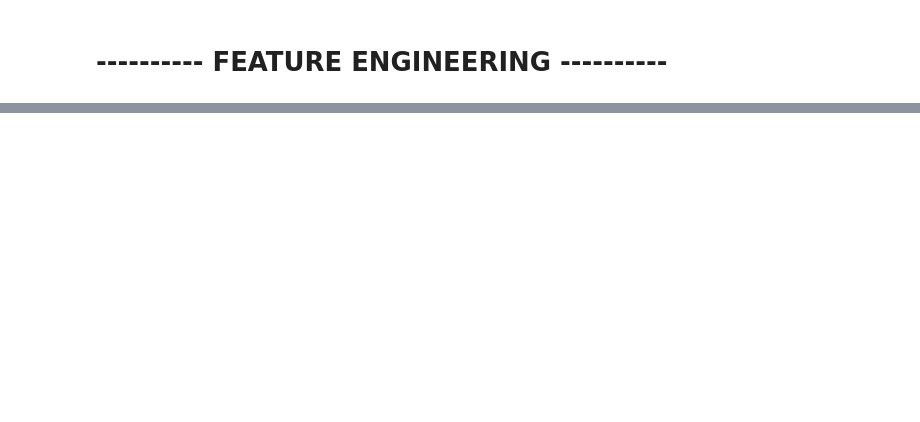
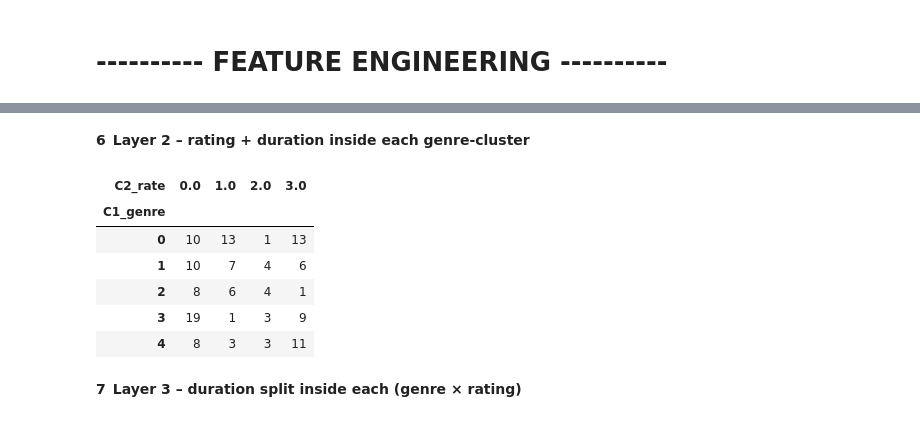
Before and after one commit to SagarD29/Netflix-Show-Clustering, a Jupyter notebook: netflix_kmeans.ipynb, the cells around one changed output, grey strips where cells are left out. Saved outputs shown, nothing was run; the diff lists cells and outputs as text; code cells hidden in the pictures; blank space fills up the shorter version.

```diff
--- a/netflix_kmeans.ipynb
+++ b/netflix_kmeans.ipynb
@@ -109,0 +134,3 @@ df
+# %%
+scaler = StandardScaler()
+df["duration_scaled"] = scaler.fit_transform(df[["duration_min"]])
@@ -109,0 +139,6 @@ df
+# %%
+features = pd.concat(
+    [genre_ohe, rating_ohe, df[["duration_scaled"]]],
+    axis=1,
+)
+print("Feature matrix shape:", features.shape)
@@ -109,0 +159,5 @@ df
+# %%
+K_GENRE  = 8   # layer-1
+K_RATE   = 4   # layer-2
+K_DUR    = 2   # layer-3
+SEED     = 42
@@ -109,0 +166,6 @@ df
+# %%
+gcols = [c for c in features.columns if c.startswith("genre_")]
+k1 = KMeans(n_clusters=K_GENRE, n_init="auto", random_state=SEED)
+df["C1_genre"] = k1.fit_predict(features[gcols])
+
+df["C1_genre"].value_counts().sort_index()
@@ -109,0 +183,22 @@ df
+# %% [markdown]
+**6 Layer 2 – rating + duration inside each genre-cluster**
+# %%
+rat_cols = [c for c in features.columns if c.startswith("rating_")]
+for g in sorted(df["C1_genre"].unique()):
+    mask = df["C1_genre"] == g
+    Xsub = pd.concat([features.loc[mask, rat_cols], df.loc[mask, ["duration_scaled"]]], axis=1)
+
+    k2 = KMeans(n_clusters=K_RATE, n_init="auto", random_state=SEED)
+    df.loc[mask, "C2_rate"] = k2.fit_predict(Xsub).astype(int)
+
+df.groupby(["C1_genre", "C2_rate"]).size().unstack(fill_value=0).head()
+# %% [output]
+| C2_rate | 0.0 | 1.0 | 2.0 | 3.0 |
+| C1_genre |  |  |  |  |
+| 0 | 10 | 13 | 1 | 13 |
+| 1 | 10 | 7 | 4 | 6 |
+| 2 | 8 | 6 | 4 | 1 |
+| 3 | 19 | 1 | 3 | 9 |
+| 4 | 8 | 3 | 3 | 11 |
+# %% [markdown]
+**7 Layer 3 – duration split inside each (genre × rating)**
```
Also changed, not shown: parts of 23 cells of this notebook.
